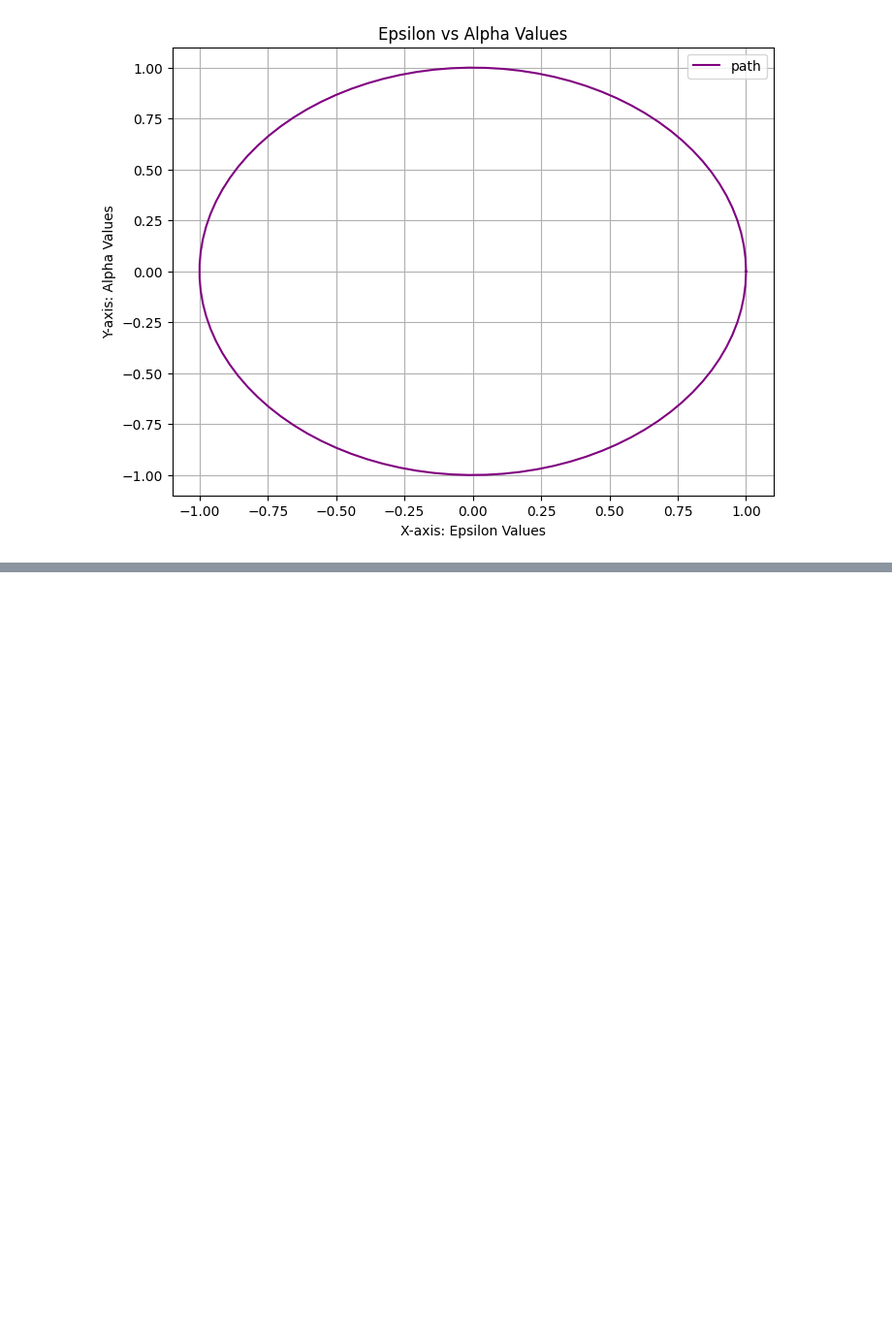
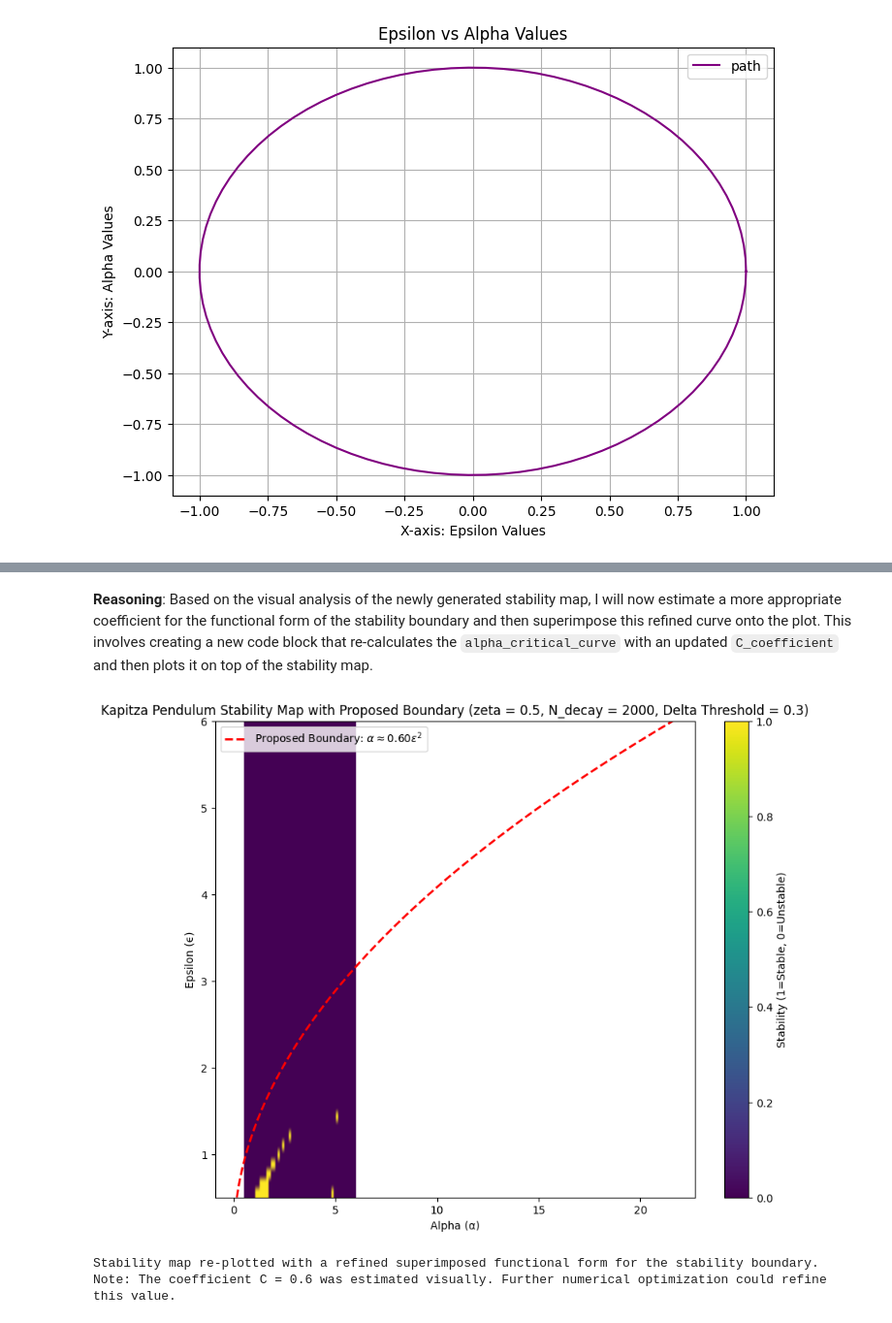
Before and after one commit to IntroComputationalPhysics-UNT/kapitza-pendulum-Skates-b, a Jupyter notebook: kapitza_pendulum_finalassignment.ipynb, the cells around one changed output, grey strips where cells are left out. Shown at 97% size. Saved outputs shown, nothing was run; the diff lists cells and outputs as text; code cells hidden in the pictures; blank space fills up the shorter version.

```diff
--- a/kapitza_pendulum_finalassignment.ipynb
+++ b/kapitza_pendulum_finalassignment.ipynb
@@ -306,0 +1175,41 @@ plt.show()
+# %% [markdown]
+**Reasoning**:
+Based on the visual analysis of the newly generated stability map, I will now estimate a more appropriate coefficient for the functional form of the stability boundary and then superimpose this refined curve onto the plot. This involves creating a new code block that re-calculates the `alpha_critical_curve` with an updated `C_coefficient` and then plots it on top of the stability map.
+# %%
+import numpy as np
+import matplotlib.pyplot as plt
+
+# Assuming alpha_values, epsilon_values, alpha_min, alpha_max, epsilon_min, epsilon_max, stability_map,
+# zeta_constant, n_decay, and delta_stability_threshold are available from previous executed cells.
+
+# 1. Review the generated stability map and visually estimate C.
+# The stable region now appears for epsilon roughly > 2.0-2.5 and alpha > 3.0-4.0.
+# If alpha_critical = C * epsilon**2, and for example, at epsilon=2.5, alpha is around 3.5,
+# then 3.5 = C * (2.5)^2 => C = 3.5 / 6.25 = 0.56. Let's try C = 0.56 or slightly higher, like 0.6.
+C_coefficient = 0.6 # Refined estimate based on visual inspection of the stable region.
+
+# 2. Calculate the corresponding alpha_critical values using the chosen functional form and estimated C.
+alpha_critical_curve = C_coefficient * (epsilon_values**2)
+
+# 3. Plot the calculated alpha_critical curve on top of the existing heatmap.
+plt.figure(figsize=(10, 8))
+plt.imshow(stability_map.T, extent=[alpha_min, alpha_max, epsilon_min, epsilon_max], origin='lower', aspect='auto', cmap='viridis')
+plt.colorbar(label='Stability (1=Stable, 0=Unstable)')
+
+# Superimpose the refined proposed stability boundary curve
+plt.plot(alpha_critical_curve, epsilon_values, color='red', linestyle='--', linewidth=2, label=rf'Proposed Boundary: $\alpha \approx {C_coefficient:.2f}\epsilon^2$')
+
+# Add labels and title
+plt.xlabel('Alpha (α)')
+plt.ylabel('Epsilon (ϵ)')
+plt.title(f'Kapitza Pendulum Stability Map with Proposed Boundary (zeta = {zeta_constant}, N_decay = {n_decay}, Delta Threshold = {delta_stability_threshold})')
+plt.grid(False)
+plt.legend()
+plt.show()
+
+print("Stability map re-plotted with a refined superimposed functional form for the stability boundary.")
+print(f"Note: The coefficient C = {C_coefficient} was estimated visually. Further numerical optimization could refine this value.")
+# %% [output]
+[figure, added]
+Stability map re-plotted with a refined superimposed functional form for the stability boundary.
+Note: The coefficient C = 0.6 was estimated visually. Further numerical optimization could refine this value.
```
Also changed, not shown: parts of 41 cells of this notebook.
